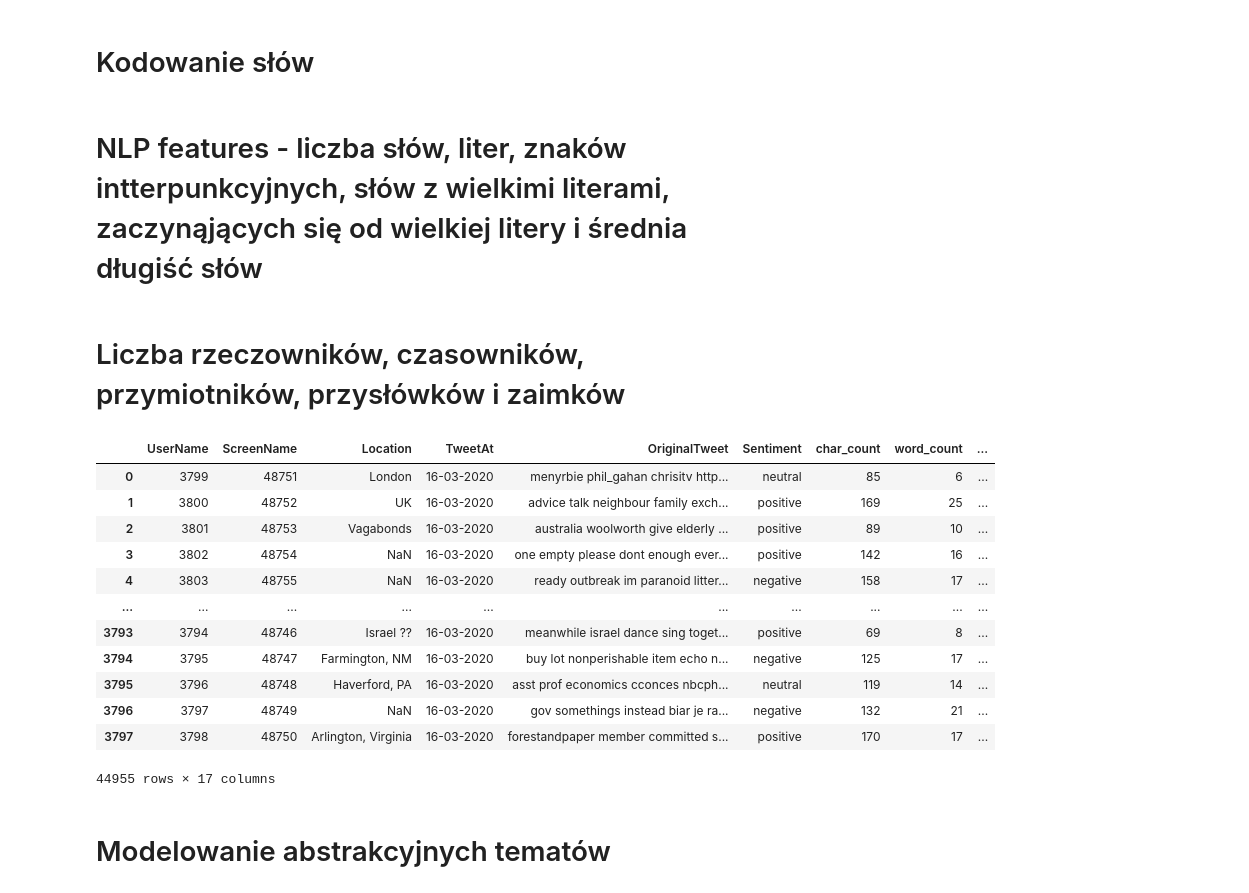
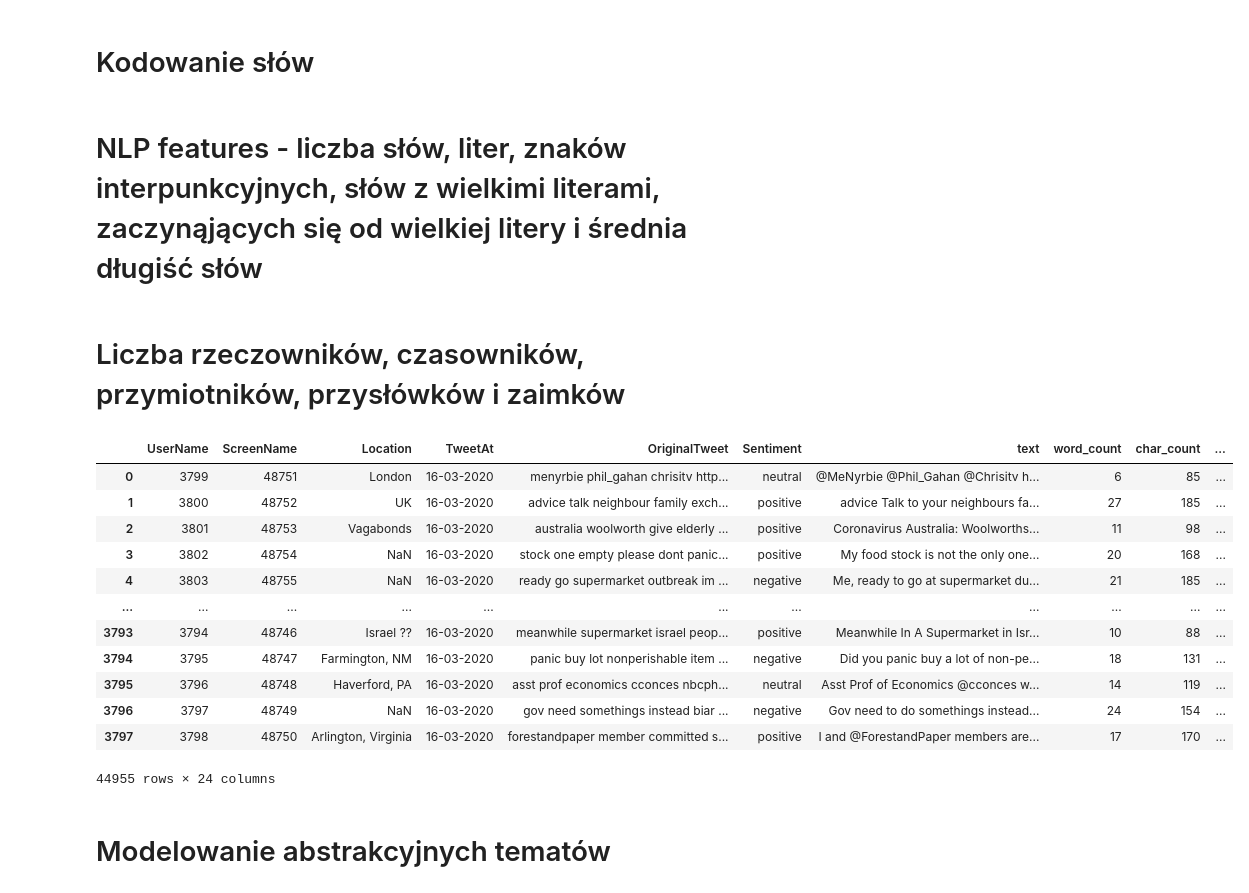
Before and after one commit to mxnogala/Api_w_eksploracji_danych_CDV, a Jupyter notebook: Covid-19-Text-Classification.ipynb, the cells around one changed output. Cells and saved outputs as stored; diff of their text form; code cells hidden in the pictures.

```diff
--- a/Covid-19-Text-Classification.ipynb
+++ b/Covid-19-Text-Classification.ipynb
@@ -392,4 +399,4 @@ Name: OriginalTweet, dtype: object
 # %%
 #lematyzacja - zamiana słów na ich podstawową formę
-trainDF['OriginalTweet'] = trainDF['OriginalTweet'].apply(lambda x: " ".join([Word(word).lemmatize() for word in x.split()]))
-trainDF['OriginalTweet'].head(10)
+train['OriginalTweet'] = train['OriginalTweet'].apply(lambda x: " ".join([Word(word).lemmatize() for word in x.split()]))
+train['OriginalTweet'].head(10)
@@ -424,3 +500,3 @@ train_bow
 # %%
-train['sentiment'] = trainDF['OriginalTweet'].apply(lambda x: TextBlob(x).sentiment[0])
+train['sentiment'] = train['OriginalTweet'].apply(lambda x: TextBlob(x).sentiment[0])
 train[['OriginalTweet', 'sentiment']].head()
@@ -521,16 +624,16 @@ for word, i in word_index.items():
     if embedding_vector is not None:
         embedding_matrix[i] = embedding_vector
 # %% [markdown]
-# NLP features - liczba słów, liter, znaków intterpunkcyjnych, słów z wielkimi literami, zaczynąjących się od wielkiej litery i średnia długiść słów
+# NLP features - liczba słów, liter, znaków interpunkcyjnych, słów z wielkimi literami, zaczynąjących się od wielkiej litery i średnia długiść słów
 # %%
-trainDF['char_count'] = trainDF['OriginalTweet'].apply(len)
-trainDF['word_count'] = trainDF['OriginalTweet'].apply(lambda x: len(x.split()))
-trainDF['word_density'] = trainDF['char_count'] / (train['word_count']+1)
-trainDF['punctuation_count'] = trainDF['OriginalTweet'].apply(
+train['char_count'] = train['OriginalTweet'].apply(len)
+train['word_count'] = train['OriginalTweet'].apply(lambda x: len(x.split()))
+train['word_density'] = train['char_count'] / (train['word_count']+1)
+train['punctuation_count'] = train['OriginalTweet'].apply(
     lambda x: len("".join(_ for _ in x if _ in string.punctuation)))
-trainDF['title_word_count'] = trainDF['OriginalTweet'].apply(
+train['title_word_count'] = train['OriginalTweet'].apply(
     lambda x: len([wrd for wrd in x.split() if wrd.istitle()]))
-trainDF['upper_case_word_count'] = trainDF['OriginalTweet'].apply(
+train['upper_case_word_count'] = train['OriginalTweet'].apply(
     lambda x: len([wrd for wrd in x.split() if wrd.isupper()]))
 # %% [markdown]
 # Liczba rzeczowników, czasowników, przymiotników, przysłówków i zaimków
@@ -555,27 +658,27 @@ def check_pos_tag(x, flag):
         pass
     return cnt
 
-trainDF['noun_count'] = trainDF['OriginalTweet'].apply(lambda x: check_pos_tag(x, 'noun'))
-trainDF['verb_count'] = trainDF['OriginalTweet'].apply(lambda x: check_pos_tag(x, 'verb'))
-trainDF['adjective_count'] = trainDF['OriginalTweet'].apply(lambda x: check_pos_tag(x, 'adjective'))
-trainDF['adverb_count'] = trainDF['OriginalTweet'].apply(lambda x: check_pos_tag(x, 'adverb'))
-trainDF['pronoun_count'] = trainDF['OriginalTweet'].apply(lambda x: check_pos_tag(x, 'pronoun'))
+train['noun_count'] = train['OriginalTweet'].apply(lambda x: check_pos_tag(x, 'noun'))
+train['verb_count'] = train['OriginalTweet'].apply(lambda x: check_pos_tag(x, 'verb'))
+train['adjective_count'] = train['OriginalTweet'].apply(lambda x: check_pos_tag(x, 'adjective'))
+train['adverb_count'] = train['OriginalTweet'].apply(lambda x: check_pos_tag(x, 'adverb'))
+train['pronoun_count'] = train['OriginalTweet'].apply(lambda x: check_pos_tag(x, 'pronoun'))
-# %%
-trainDF
-# %% [output]
-|  | UserName | ScreenName | Location | TweetAt | OriginalTweet | Sentiment | char_count | word_count | ... |
-| 0 | 3799 | 48751 | London | 16-03-2020 | menyrbie phil_gahan chrisitv http... | neutral | 85 | 6 | ... |
-| 1 | 3800 | 48752 | UK | 16-03-2020 | advice talk neighbour family exch... | positive | 169 | 25 | ... |
-| 2 | 3801 | 48753 | Vagabonds | 16-03-2020 | australia woolworth give elderly ... | positive | 89 | 10 | ... |
-| 3 | 3802 | 48754 | NaN | 16-03-2020 | one empty please dont enough ever... | positive | 142 | 16 | ... |
-| 4 | 3803 | 48755 | NaN | 16-03-2020 | ready outbreak im paranoid litter... | negative | 158 | 17 | ... |
-| ... | ... | ... | ... | ... | ... | ... | ... | ... | ... |
-| 3793 | 3794 | 48746 | Israel ?? | 16-03-2020 | meanwhile israel dance sing toget... | positive | 69 | 8 | ... |
-| 3794 | 3795 | 48747 | Farmington, NM | 16-03-2020 | buy lot nonperishable item echo n... | negative | 125 | 17 | ... |
-| 3795 | 3796 | 48748 | Haverford, PA | 16-03-2020 | asst prof economics cconces nbcph... | neutral | 119 | 14 | ... |
-| 3796 | 3797 | 48749 | NaN | 16-03-2020 | gov somethings instead biar je ra... | negative | 132 | 21 | ... |
-| 3797 | 3798 | 48750 | Arlington, Virginia | 16-03-2020 | forestandpaper member committed s... | positive | 170 | 17 | ... |
-44955 rows × 17 columns
+# %%
+train
+# %% [output]
+|  | UserName | ScreenName | Location | TweetAt | OriginalTweet | Sentiment | text | word_count | char_count | ... |
+| 0 | 3799 | 48751 | London | 16-03-2020 | menyrbie phil_gahan chrisitv http... | neutral | @MeNyrbie @Phil_Gahan @Chrisitv h... | 6 | 85 | ... |
+| 1 | 3800 | 48752 | UK | 16-03-2020 | advice talk neighbour family exch... | positive | advice Talk to your neighbours fa... | 27 | 185 | ... |
+| 2 | 3801 | 48753 | Vagabonds | 16-03-2020 | australia woolworth give elderly ... | positive | Coronavirus Australia: Woolworths... | 11 | 98 | ... |
+| 3 | 3802 | 48754 | NaN | 16-03-2020 | stock one empty please dont panic... | positive | My food stock is not the only one... | 20 | 168 | ... |
+| 4 | 3803 | 48755 | NaN | 16-03-2020 | ready go supermarket outbreak im ... | negative | Me, ready to go at supermarket du... | 21 | 185 | ... |
+| ... | ... | ... | ... | ... | ... | ... | ... | ... | ... | ... |
+| 3793 | 3794 | 48746 | Israel ?? | 16-03-2020 | meanwhile supermarket israel peop... | positive | Meanwhile In A Supermarket in Isr... | 10 | 88 | ... |
+| 3794 | 3795 | 48747 | Farmington, NM | 16-03-2020 | panic buy lot nonperishable item ... | negative | Did you panic buy a lot of non-pe... | 18 | 131 | ... |
+| 3795 | 3796 | 48748 | Haverford, PA | 16-03-2020 | asst prof economics cconces nbcph... | neutral | Asst Prof of Economics @cconces w... | 14 | 119 | ... |
+| 3796 | 3797 | 48749 | NaN | 16-03-2020 | gov need somethings instead biar ... | negative | Gov need to do somethings instead... | 24 | 154 | ... |
+| 3797 | 3798 | 48750 | Arlington, Virginia | 16-03-2020 | forestandpaper member committed s... | positive | I and @ForestandPaper members are... | 17 | 170 | ... |
+44955 rows × 24 columns
 # %% [markdown]
 # Modelowanie abstrakcyjnych tematów
 # %%
```
Also changed, not shown: parts of 46 cells of this notebook, 1 other file.
